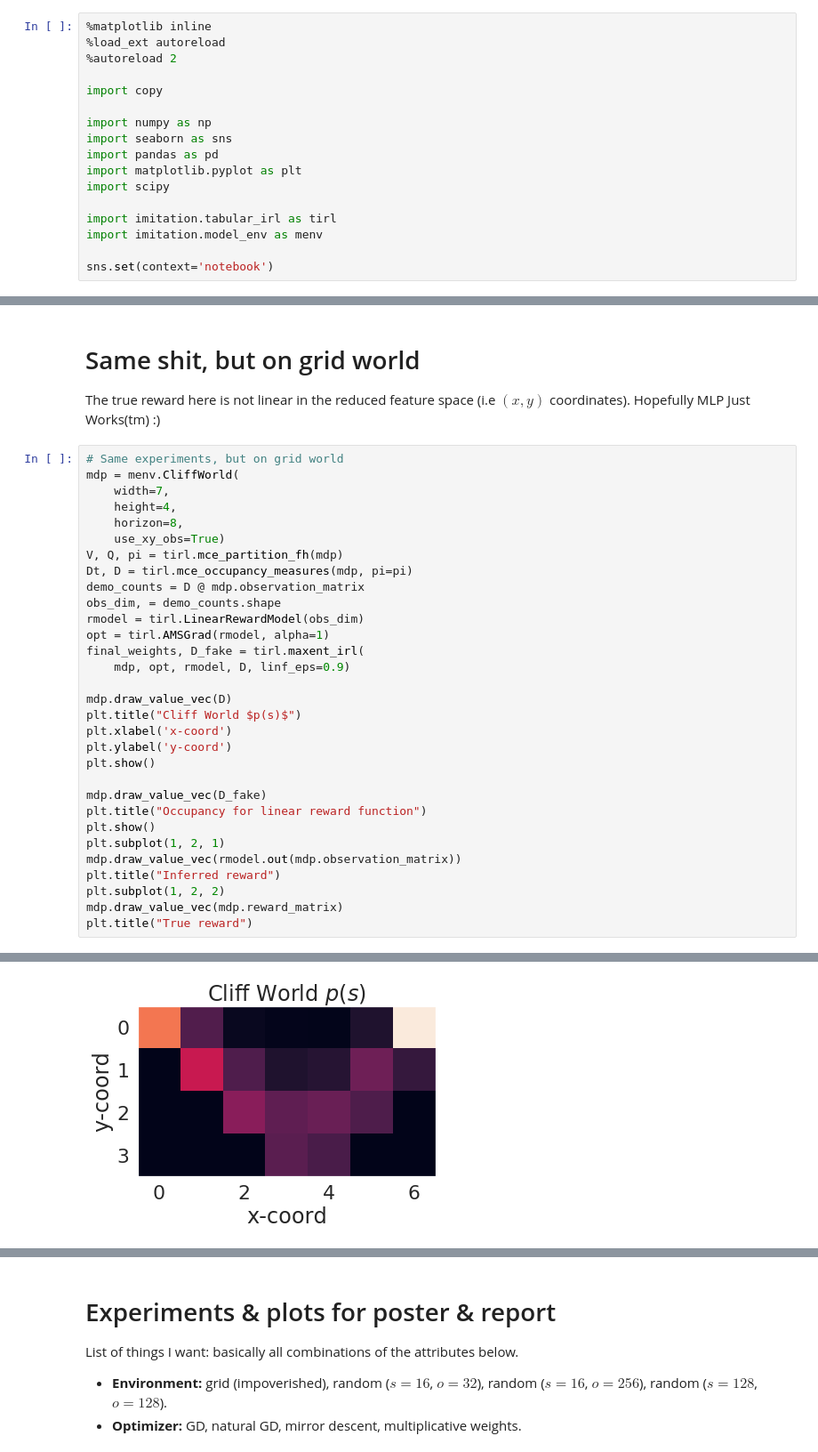
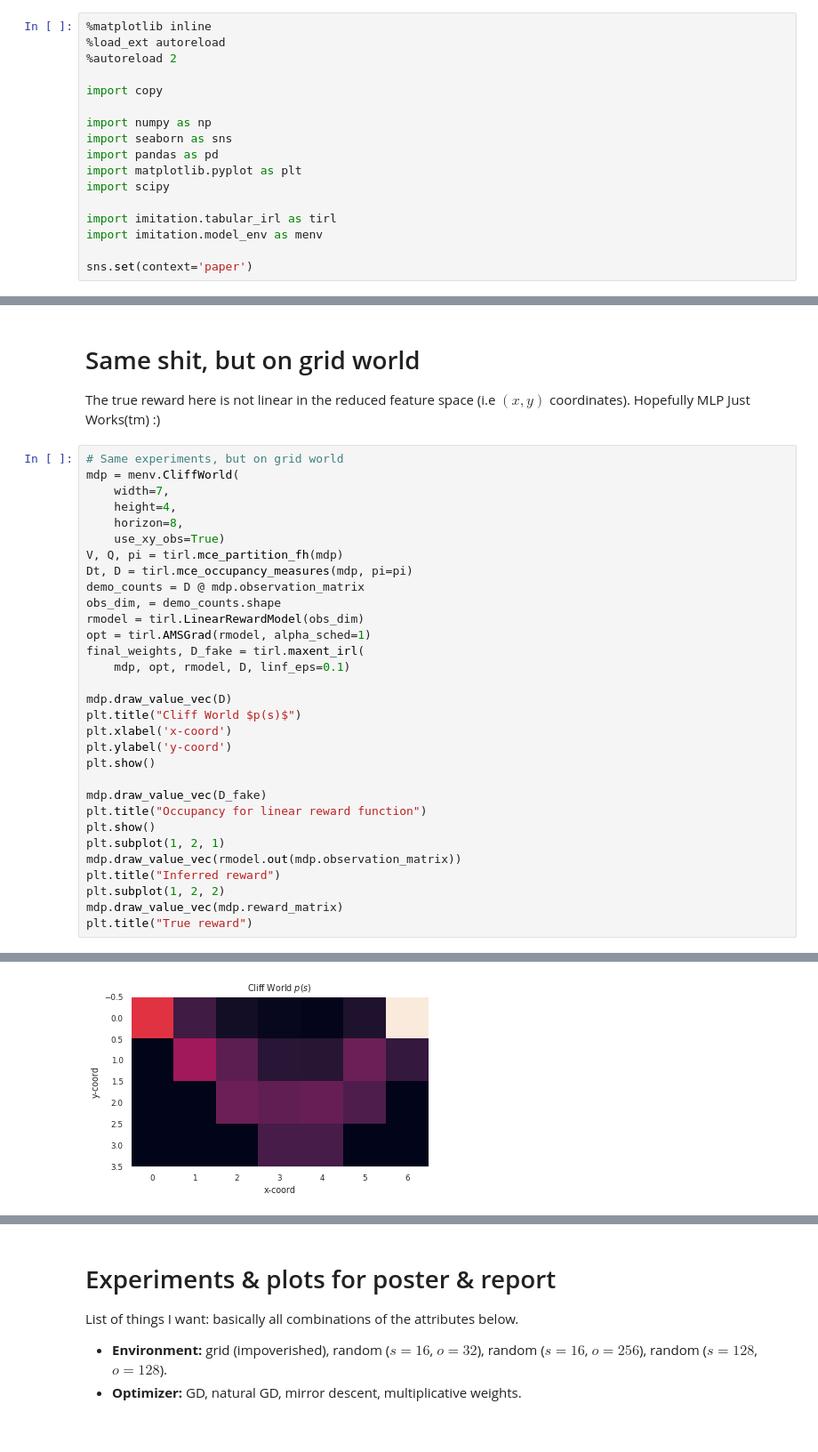
Before and after one commit to ymetz/imitation, a Jupyter notebook: notebooks/natural-mce-irl.ipynb, the cells around one changed output, grey strips where cells are left out. Shown at 89% size. Drawn from its saved outputs; the diff is of its cells as text; blank space fills up the shorter version.

```diff
--- a/notebooks/natural-mce-irl.ipynb
+++ b/notebooks/natural-mce-irl.ipynb
@@ -18,7 +18,7 @@ import scipy
 import imitation.tabular_irl as tirl
 import imitation.model_env as menv
 
-sns.set(context='notebook')
+sns.set(context='paper')
 # %% [output]
 The autoreload extension is already loaded. To reload it, use:
   %reload_ext autoreload
@@ -78,9 +78,9 @@ Dt, D = tirl.mce_occupancy_measures(mdp, pi=pi)
 demo_counts = D @ mdp.observation_matrix
 obs_dim, = demo_counts.shape
 rmodel = tirl.LinearRewardModel(obs_dim)
-opt = tirl.AMSGrad(rmodel, alpha=1)
+opt = tirl.AMSGrad(rmodel, alpha_sched=1)
 final_weights, D_fake = tirl.maxent_irl(
-    mdp, opt, rmodel, D, linf_eps=0.9)
+    mdp, opt, rmodel, D, linf_eps=0.1)
 
 mdp.draw_value_vec(D)
 plt.title("Cliff World $p(s)$")
@@ -102 +117 @@ Occupancy measure error@iter   0: 1.428866 (||params||=0.555957, ||grad||=2.6714
-[figure, old version]
+[figure, new version]
```
Also changed, not shown: parts of 22 cells of this notebook, 2 other files.
